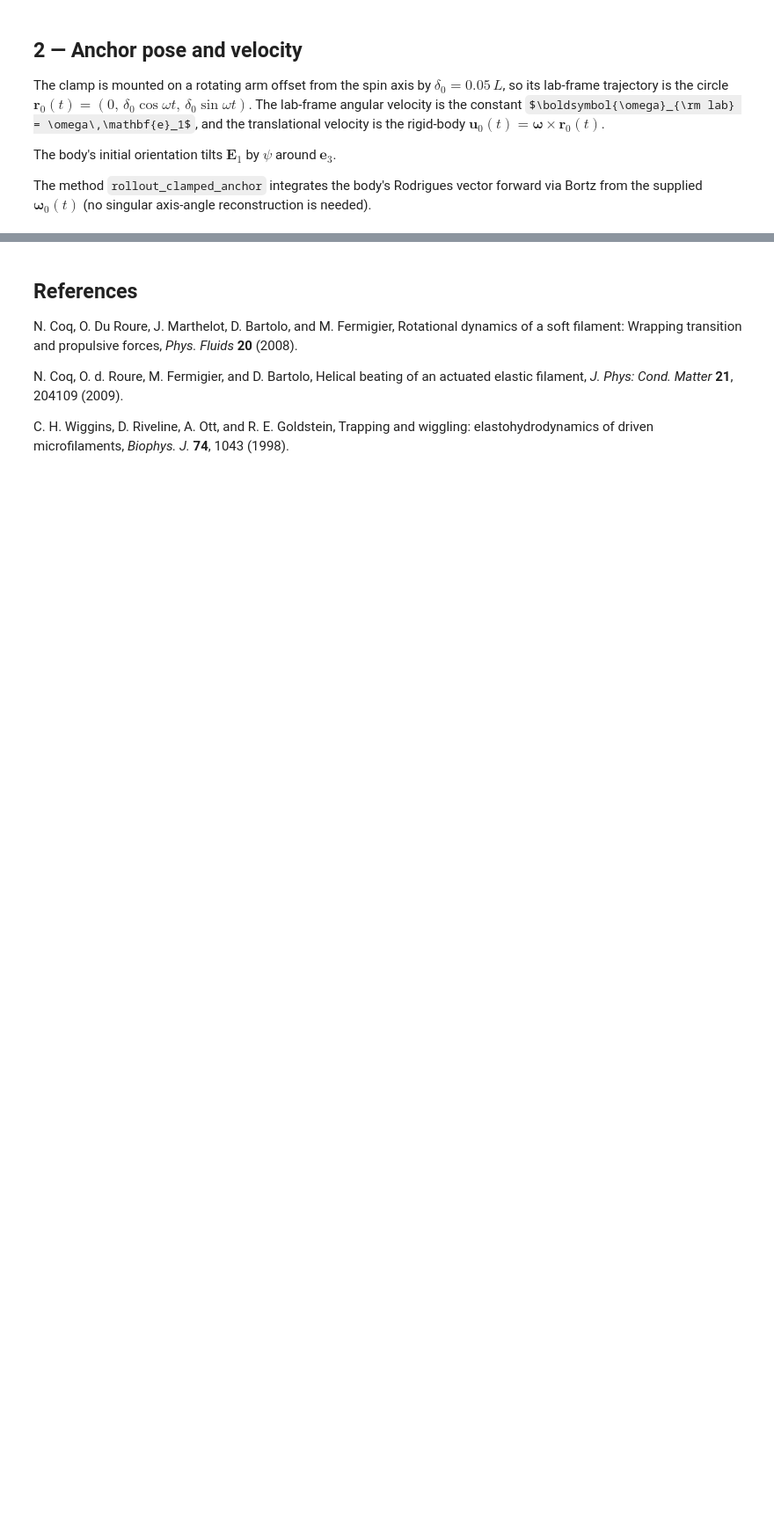
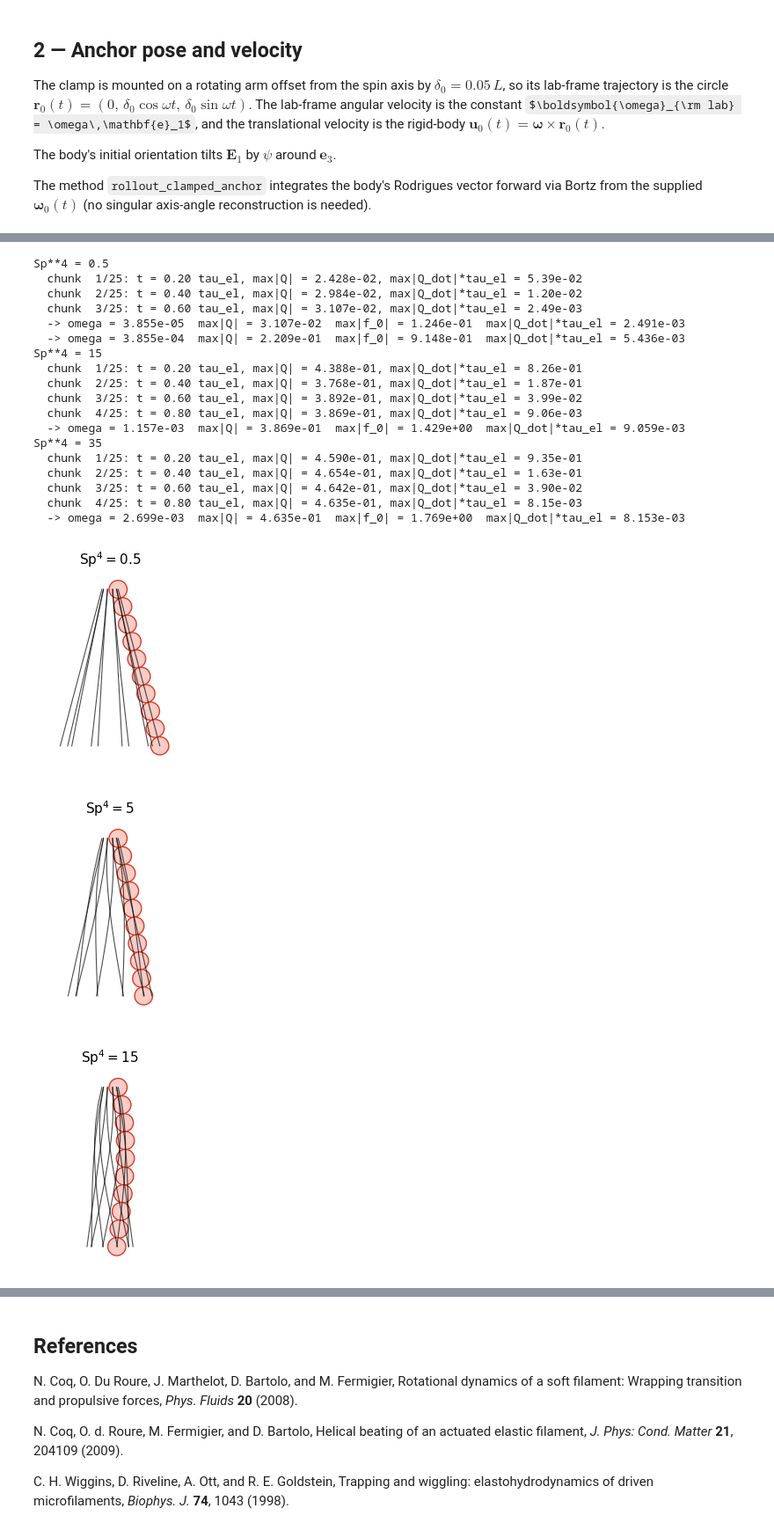
Before and after one commit to C0PEP0D/SoftMobility, a Jupyter notebook: softmobility/examples/03_rotating_fiber.ipynb, the cells around one changed output, grey strips where cells are left out. Shown at 88% size. Cells and saved outputs as stored; diff of their text form; code cells hidden in the pictures; some formulas as TeX source; blank space fills up the shorter version.

```diff
--- a/softmobility/examples/03_rotating_fiber.ipynb
+++ b/softmobility/examples/03_rotating_fiber.ipynb
@@ -95,31 +103,37 @@ The method `rollout_clamped_anchor` integrates the body's Rodrigues vector forwa
 delta0 = 0.05 * L
 
 
-def make_anchor_position_fn(omega):
-    """Anchor orbits the lab x-axis at radius delta0 in the y-z plane."""
+def make_anchor_position_fn(omega, t0=0.0):
+    """Anchor orbits the lab x-axis at radius delta0 in the y-z plane.
+
+    `t0` offsets the orbital phase so a chunked restart continues the orbit
+    instead of jumping back to phase 0.
+    """
 
     def anchor_position_fn(t):
+        tt = t + t0
         return jnp.array(
             [
                 0.0,
-                delta0 * jnp.cos(omega * t),
-                delta0 * jnp.sin(omega * t),
+                delta0 * jnp.cos(omega * tt),
+                delta0 * jnp.sin(omega * tt),
             ]
         )
 
     return anchor_position_fn
 
 
-def make_anchor_velocity_fn(omega):
+def make_anchor_velocity_fn(omega, t0=0.0):
     """Six-component lab velocity of the orbiting anchor: u_lab = omega x r."""
     omega_lab = jnp.array([omega, 0.0, 0.0])
 
     def anchor_velocity_fn(t):
+        tt = t + t0
         u_lab = jnp.array(
             [
                 0.0,
-                -delta0 * omega * jnp.sin(omega * t),
-                delta0 * omega * jnp.cos(omega * t),
+                -delta0 * omega * jnp.sin(omega * tt),
+                delta0 * omega * jnp.cos(omega * tt),
             ]
         )
         return jnp.concatenate([u_lab, omega_lab])
@@ -269,12 +349,50 @@ Each figure is saved as `figures/fig_rotating_sp4_{0p5|5|15|35}.pdf`.
 # %%
 labels = {0.5: "0p5", 5.0: "5", 15.0: "15", 35.0: "35"}
-for sp4 in (0.5, 5.0, 15.0, 35.0):
-    omega, dt, n_steps, dofs_traj, f_0_traj = integrate_to_steady_state(sp4)
-    Q_dot_end = (dofs_traj[-1] - dofs_traj[-2]) / dt
+sp4_cases = (0.5, 5.0, 15.0, 35.0)
+
+# Pass 1: converge every case, warm-starting the next from the current shape.
+# Sp**4 = 5 is already converged in section 3, so it is reused rather than re-run.
+converged = {5.0: (omega, dofs_steady, f_0_steady, residual)}
+chains_by_sp4 = {}
+warm_dofs = None
+for sp4 in sp4_cases:
+    if sp4 not in converged:
+        print(f"Sp**4 = {sp4:g}")
+        converged[sp4] = integrate_to_steady_state(sp4, init_dofs=warm_dofs)
+    omega_c, dofs_c, f_0_c, residual_c = converged[sp4]
+    warm_dofs = dofs_c
+    chains_by_sp4[sp4] = strobe_chains(dofs_c, omega_c)
+    fiber.scan_trajectory_for_overlap(dofs_c[None, :])
     print(
-        f"Sp**4 = {sp4:>5g}  omega = {omega:.3e}  "
-        f"max|Q| = {np.max(np.abs(dofs_traj[-1])):.3e}  "
-        f"max|f_0| = {np.max(np.abs(f_0_traj[-1])):.3e}  "
-        f"max|Q_dot|*tau_el = {np.max(np.abs(Q_dot_end)) * tau_el:.3e}"
+        f"  -> omega = {omega_c:.3e}  "
+        f"max|Q| = {np.max(np.abs(dofs_c)):.3e}  "
+        f"max|f_0| = {np.max(np.abs(f_0_c)):.3e}  "
+        f"max|Q_dot|*tau_el = {residual_c:.3e}"
     )
-    fig = make_figure(sp4, dofs_traj[-1], omega, f"fig_rotating_sp4_{labels[sp4]}")
+
+# Pass 2: one common box, then one panel per case.
+common_bounds = chain_bounds(chains_by_sp4.values())
+for sp4 in sp4_cases:
+    render_panel(chains_by_sp4[sp4], sp4, f"fig_rotating_sp4_{labels[sp4]}", bounds=common_bounds)
+# %% [output]
+Sp**4 = 0.5
+  chunk  1/25: t = 0.20 tau_el, max|Q| = 2.428e-02, max|Q_dot|*tau_el = 5.39e-02
+  chunk  2/25: t = 0.40 tau_el, max|Q| = 2.984e-02, max|Q_dot|*tau_el = 1.20e-02
+  chunk  3/25: t = 0.60 tau_el, max|Q| = 3.107e-02, max|Q_dot|*tau_el = 2.49e-03
+  -> omega = 3.855e-05  max|Q| = 3.107e-02  max|f_0| = 1.246e-01  max|Q_dot|*tau_el = 2.491e-03
+  -> omega = 3.855e-04  max|Q| = 2.209e-01  max|f_0| = 9.148e-01  max|Q_dot|*tau_el = 5.436e-03
+Sp**4 = 15
+  chunk  1/25: t = 0.20 tau_el, max|Q| = 4.388e-01, max|Q_dot|*tau_el = 8.26e-01
+  chunk  2/25: t = 0.40 tau_el, max|Q| = 3.768e-01, max|Q_dot|*tau_el = 1.87e-01
+  chunk  3/25: t = 0.60 tau_el, max|Q| = 3.892e-01, max|Q_dot|*tau_el = 3.99e-02
+  chunk  4/25: t = 0.80 tau_el, max|Q| = 3.869e-01, max|Q_dot|*tau_el = 9.06e-03
+  -> omega = 1.157e-03  max|Q| = 3.869e-01  max|f_0| = 1.429e+00  max|Q_dot|*tau_el = 9.059e-03
+Sp**4 = 35
+  chunk  1/25: t = 0.20 tau_el, max|Q| = 4.590e-01, max|Q_dot|*tau_el = 9.35e-01
+  chunk  2/25: t = 0.40 tau_el, max|Q| = 4.654e-01, max|Q_dot|*tau_el = 1.63e-01
+  chunk  3/25: t = 0.60 tau_el, max|Q| = 4.642e-01, max|Q_dot|*tau_el = 3.90e-02
+  chunk  4/25: t = 0.80 tau_el, max|Q| = 4.635e-01, max|Q_dot|*tau_el = 8.15e-03
+  -> omega = 2.699e-03  max|Q| = 4.635e-01  max|f_0| = 1.769e+00  max|Q_dot|*tau_el = 8.153e-03
+[figure, added]
+[figure, added]
+[figure, added]
```
Also changed, not shown: parts of 11 cells of this notebook, 15 other files.
